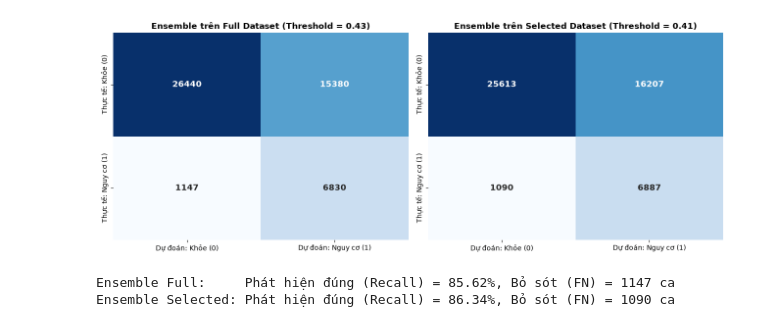
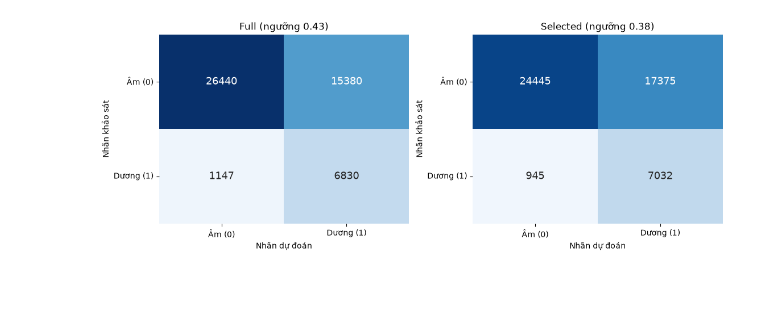
Before and after one commit to ncn2569/Machine_Learning_Project, a Jupyter notebook: notebooks/05_ensemble_and_evaluation.ipynb, the cells around one changed output. Drawn from its saved outputs; the diff is of its cells as text; code cells hidden in the pictures; blank space fills up the shorter version.

Commit message:
FIX(evals and ensemble): MLP and ensemble tuning result

```diff
--- a/notebooks/05_ensemble_and_evaluation.ipynb
+++ b/notebooks/05_ensemble_and_evaluation.ipynb
@@ -118,28 +129,31 @@ display(df_ensemble_res)
 # %%
-# Lấy lại kết quả của các mô hình đơn lẻ theo đúng ngưỡng tối ưu đã tuning
+# LR và DT dùng ngưỡng từ notebook tương ứng.
+th_mlp_full, _ = find_best_threshold(y_val_full, p_mlp_full_val, beta=2.0)
+th_mlp_sel, _ = find_best_threshold(y_val_sel, p_mlp_sel_val, beta=2.0)
 res_lr_full = evaluate_model(y_test_full, p_lr_full, threshold=0.42,
                              model_name="Logistic Regression", dataset_name="Full (21 features)")
 res_dt_full = evaluate_model(y_test_full, p_dt_full, threshold=0.40,
                              model_name="Decision Tree", dataset_name="Full (21 features)")
-res_mlp_full = evaluate_model(y_test_full, p_mlp_full, threshold=0.46,
+res_mlp_full = evaluate_model(y_test_full, p_mlp_full, threshold=th_mlp_full,
                               model_name="Baseline MLP", dataset_name="Full (21 features)")
 
 res_lr_sel = evaluate_model(y_test_sel, p_lr_sel, threshold=0.41,
                             model_name="Logistic Regression", dataset_name="Selected (13 features)")
 res_dt_sel = evaluate_model(y_test_sel, p_dt_sel, threshold=0.44,
                             model_name="Decision Tree", dataset_name="Selected (13 features)")
-res_mlp_sel = evaluate_model(y_test_sel, p_mlp_sel, threshold=0.44,
+res_mlp_sel = evaluate_model(y_test_sel, p_mlp_sel, threshold=th_mlp_sel,
                              model_name="Baseline MLP", dataset_name="Selected (13 features)")
 
 all_summary = [
-    res_lr_full, res_dt_full, res_mlp_full, res_w_full,
-    res_lr_sel, res_dt_sel, res_mlp_sel, res_w_sel
+    res_lr_full, res_dt_full, res_mlp_full, res_eq_full, res_w_full,
+    res_lr_sel, res_dt_sel, res_mlp_sel, res_eq_sel, res_w_sel
 ]
 df_all = pd.DataFrame(all_summary)
+
 columns_to_show = ["Model", "Dataset", "Threshold", "PR_AUC", "ROC_AUC", "F2_Score", "Recall", "Precision", "Specificity (TNR)", "Accuracy"]
 df_display = df_all[columns_to_show]
 
-# Xuất bảng tổng hợp ra CSV để đưa vào báo cáo BTL
+# Lưu bảng tổng hợp dưới dạng CSV
 df_display.to_csv(MODELS_DIR / "all_models_comparison.csv", index=False)
 print("Đã lưu bảng tổng hợp ra: models/all_models_comparison.csv")
 display(df_display)
@@ -207,30 +210,21 @@ plt.show()
 # %%
-fig, axes = plt.subplots(1, 2, figsize=(13, 5))
+fig, axes = plt.subplots(1, 2, figsize=(11, 4.1), layout="constrained")
+y_pred_w_full = p_ens_w_full >= th_w_full
+y_pred_w_sel = p_ens_w_sel >= th_w_sel
+matrices = [
+    ("Full", th_w_full, confusion_matrix(y_test_full, y_pred_w_full, labels=[0, 1])),
+    ("Selected", th_w_sel, confusion_matrix(y_test_sel, y_pred_w_sel, labels=[0, 1])),
+]
+max_count = max(cm.max() for _, _, cm in matrices)
+label_ticks = ["Âm (0)", "Dương (1)"]
 
-# Confusion Matrix trên Full Dataset
-y_pred_w_full = (p_ens_w_full >= th_w_full).astype(int)
-cm_full = confusion_matrix(y_test_full, y_pred_w_full)
-sns.heatmap(cm_full, annot=True, fmt="d", cmap="Blues", cbar=False, ax=axes[0],
-            annot_kws={"size": 12, "fontweight": "bold"},
-            xticklabels=["Dự đoán: Khỏe (0)", "Dự đoán: Nguy cơ (1)"],
-            yticklabels=["Thực tế: Khỏe (0)", "Thực tế: Nguy cơ (1)"])
-axes[0].set_title(f"Ensemble trên Full Dataset (Threshold = {th_w_full})", fontsize=12, fontweight="bold")
+for ax, (dataset, threshold, cm) in zip(axes, matrices):
+    sns.heatmap(cm, annot=True, fmt="d", cmap="Blues", vmin=0, vmax=max_count,
+                cbar=False, ax=ax, annot_kws={"size": 13},
+                xticklabels=label_ticks, yticklabels=label_ticks)
+    ax.set(title=f"{dataset} (ngưỡng {threshold:.2f})", xlabel="Nhãn dự đoán", ylabel="Nhãn khảo sát")
+    ax.tick_params(axis="y", labelrotation=0)
 
-# Confusion Matrix trên Selected Dataset
-y_pred_w_sel = (p_ens_w_sel >= th_w_sel).astype(int)
-cm_sel = confusion_matrix(y_test_sel, y_pred_w_sel)
-sns.heatmap(cm_sel, annot=True, fmt="d", cmap="Blues", cbar=False, ax=axes[1],
-            annot_kws={"size": 12, "fontweight": "bold"},
-            xticklabels=["Dự đoán: Khỏe (0)", "Dự đoán: Nguy cơ (1)"],
-            yticklabels=["Thực tế: Khỏe (0)", "Thực tế: Nguy cơ (1)"])
-axes[1].set_title(f"Ensemble trên Selected Dataset (Threshold = {th_w_sel})", fontsize=12, fontweight="bold")
-
-plt.tight_layout()
 plt.show()
-
-print(f"Ensemble Full:     Phát hiện đúng (Recall) = {res_w_full['Recall']*100:.2f}%, Bỏ sót (FN) = {res_w_full['FN']} ca")
-print(f"Ensemble Selected: Phát hiện đúng (Recall) = {res_w_sel['Recall']*100:.2f}%, Bỏ sót (FN) = {res_w_sel['FN']} ca")
 # %% [output]
-[figure, old version]
+[figure, new version]
-Ensemble Full:     Phát hiện đúng (Recall) = 85.62%, Bỏ sót (FN) = 1147 ca
-Ensemble Selected: Phát hiện đúng (Recall) = 86.34%, Bỏ sót (FN) = 1090 ca
```
Also changed, not shown: parts of 20 cells of this notebook, 2 other files.
